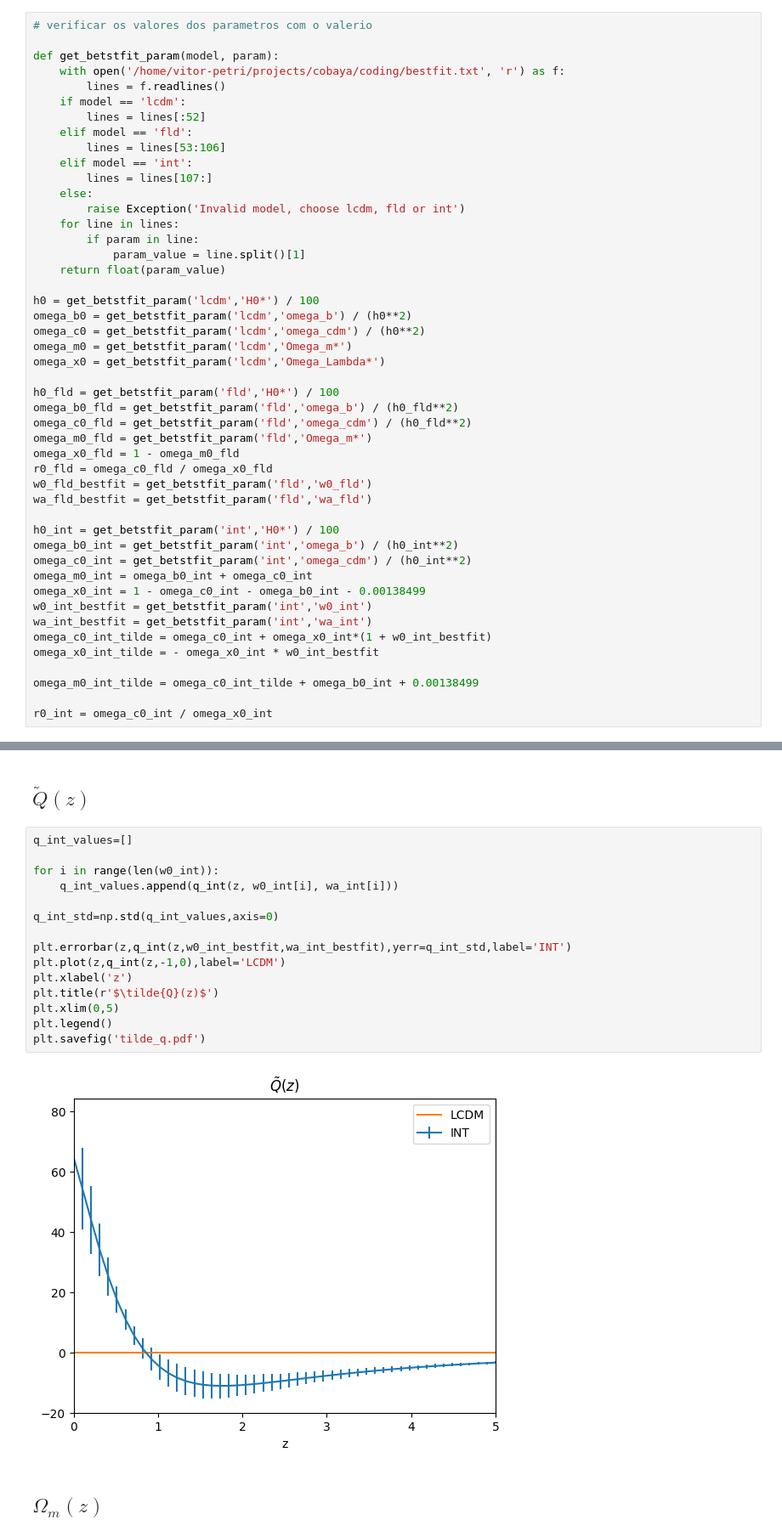
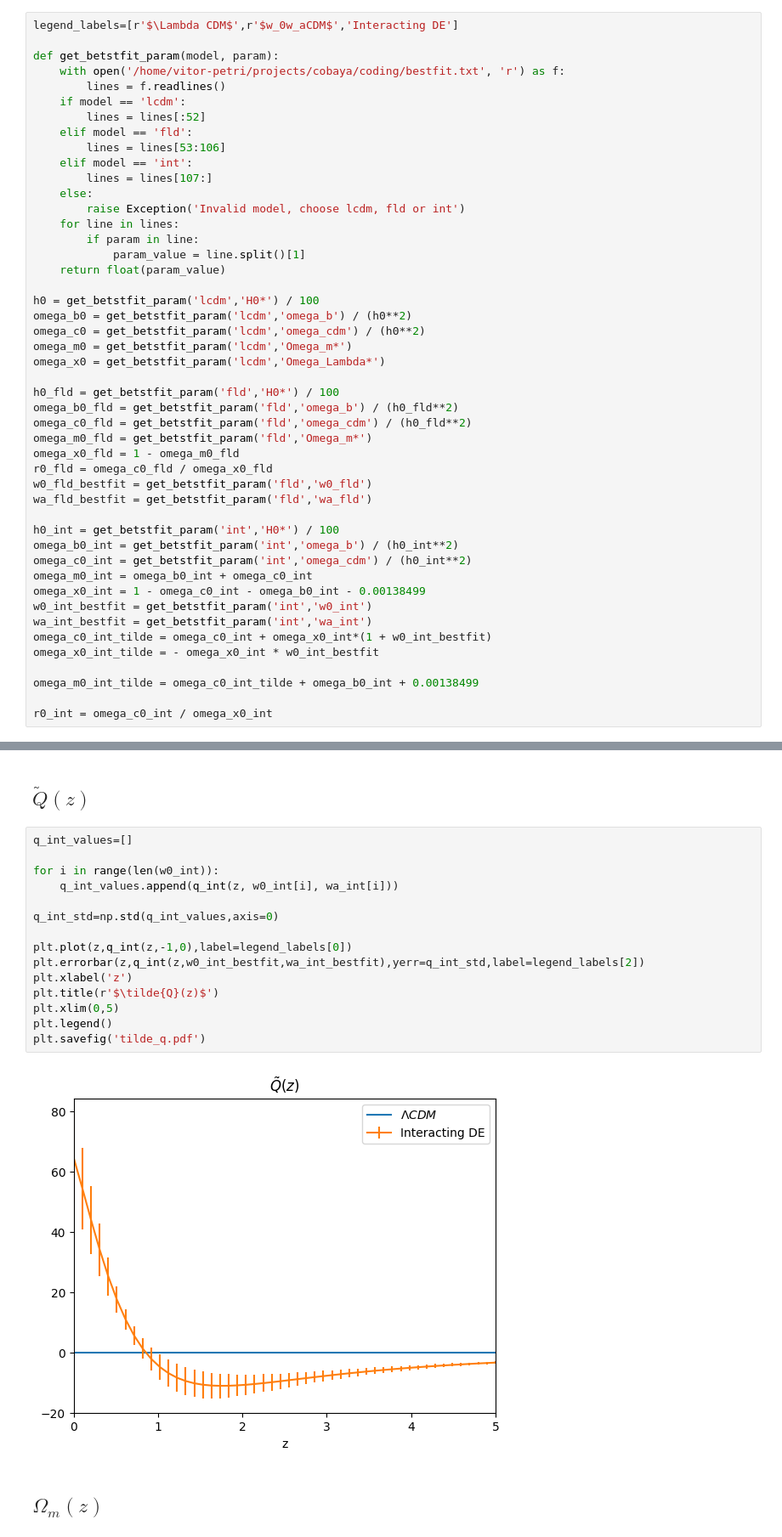
Before and after one commit to Diismas19/dark-degeneracy, a Jupyter notebook: coding/plots.ipynb, the cells around one changed output, grey strips where cells are left out. Shown: that part at 85% size. Saved outputs shown, nothing was run; the diff lists cells and outputs as text.

```diff
--- a/coding/plots.ipynb
+++ b/coding/plots.ipynb
@@ -72,7 +72,7 @@ g.export('triplot.pdf')
 # %% [markdown]
 ## Constants
 # %%
-# verificar os valores dos parametros com o valerio
+legend_labels=[r'$\Lambda CDM$',r'$w_0w_aCDM$','Interacting DE']
 
 def get_betstfit_param(model, param):
     with open('/home/vitor-petri/projects/cobaya/coding/bestfit.txt', 'r') as f:
@@ -280,20 +280,20 @@ f_int_std=np.std(f_int_values,axis=0)
 # %%
 q_int_values=[]
 
 for i in range(len(w0_int)):
     q_int_values.append(q_int(z, w0_int[i], wa_int[i]))
 
 q_int_std=np.std(q_int_values,axis=0)
 
-plt.errorbar(z,q_int(z,w0_int_bestfit,wa_int_bestfit),yerr=q_int_std,label='INT')
-plt.plot(z,q_int(z,-1,0),label='LCDM')
+plt.plot(z,q_int(z,-1,0),label=legend_labels[0])
+plt.errorbar(z,q_int(z,w0_int_bestfit,wa_int_bestfit),yerr=q_int_std,label=legend_labels[2])
 plt.xlabel('z')
 plt.title(r'$\tilde{Q}(z)$')
 plt.xlim(0,5)
 plt.legend()
 plt.savefig('tilde_q.pdf')
 # %% [output]
-[figure, old version]
+[figure, new version]
 # %% [markdown]
 ## $\Omega_m(z)$
 # %%
```
Also changed, not shown: parts of 5 cells of this notebook, 9 other files.
